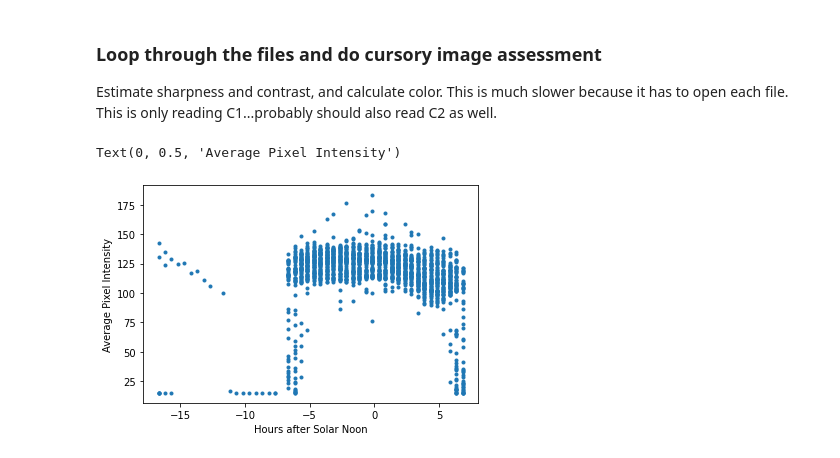
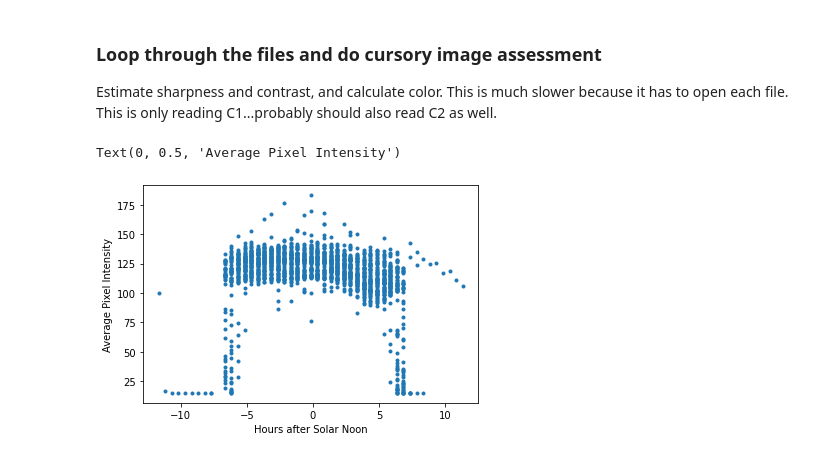
Before and after one commit to csherwood-usgs/CoastCam, a Jupyter notebook: assess_inventory.ipynb, the cells around one changed output. Saved outputs shown, nothing was run; the diff lists cells and outputs as text; code cells hidden in the pictures.

```diff
--- a/assess_inventory.ipynb
+++ b/assess_inventory.ipynb
@@ -84,6 +95,8 @@ dto = np.nan*np.ones(nfiles)
 hsn = np.nan*np.ones(nfiles)
 dn = np.nan*np.ones(nfiles)
 tidi = np.nan*np.ones(nfiles)
+doy = np.nan*np.ones(nfiles)
+
 dts_list = []
 dto_list = []
 for i, fn in enumerate( c1list ):
@@ -94,6 +107,7 @@ for i, fn in enumerate( c1list ):
 
     az[i], zen[i] = sun_az_zen( dts, latitude, longitude )
     dn[i] = datetime2matlabdn( dto )
+    doy[i] = dto.timetuple().tm_yday
     tidi[i] = np.interp(dn[i], T, tid)
 # %%
 plt.plot( dto_list, tidi )
@@ -118,9 +132,11 @@ for i, fn in enumerate( c1list ):
         sharp[i], contrast[i] = estimate_sharpness( img )
         rgb[i,:], avg[i] = average_color( img )
 # %%
+# lludge to fix weird hsn
+hsn[hsn<-12]=hsn[hsn<-12]+24.
 plt.plot(hsn, avg, '.')
 plt.xlabel('Hours after Solar Noon')
 plt.ylabel('Average Pixel Intensity')
 # %% [output]
 Text(0, 0.5, 'Average Pixel Intensity')
-[figure, old version]
+[figure, new version]
```
Also changed, not shown: parts of 9 cells of this notebook.
